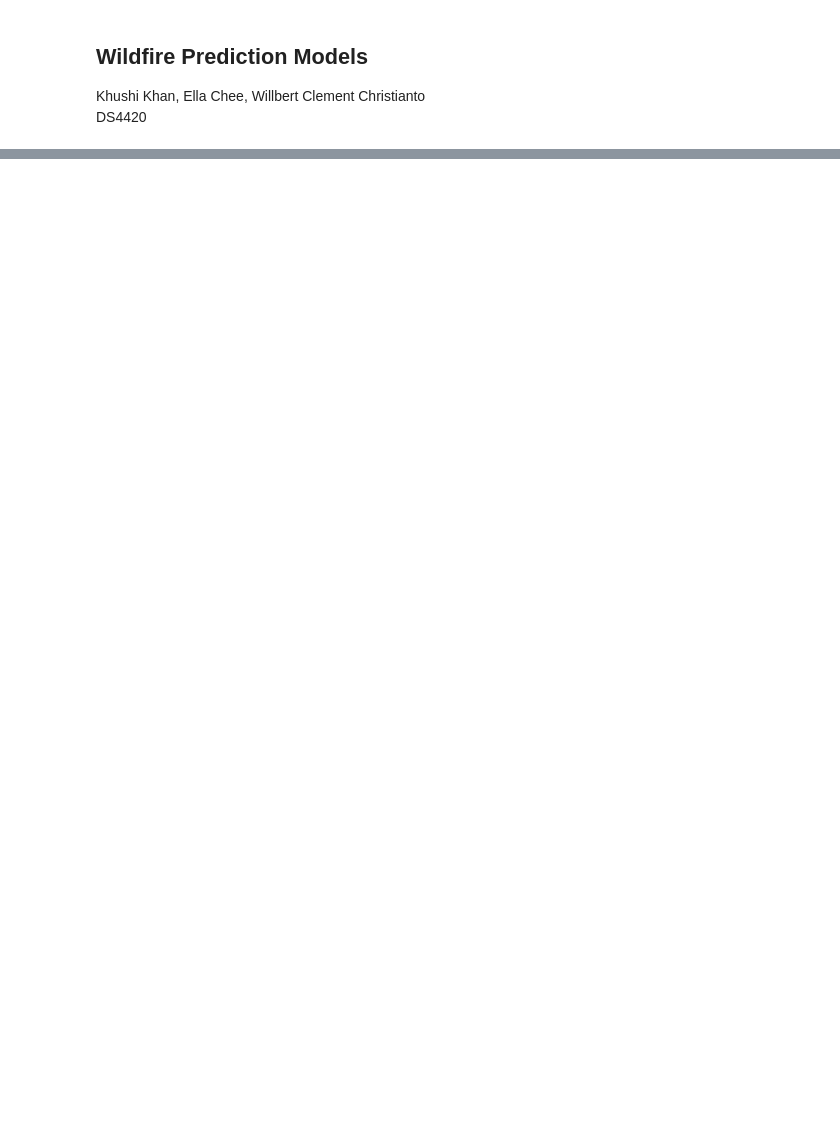
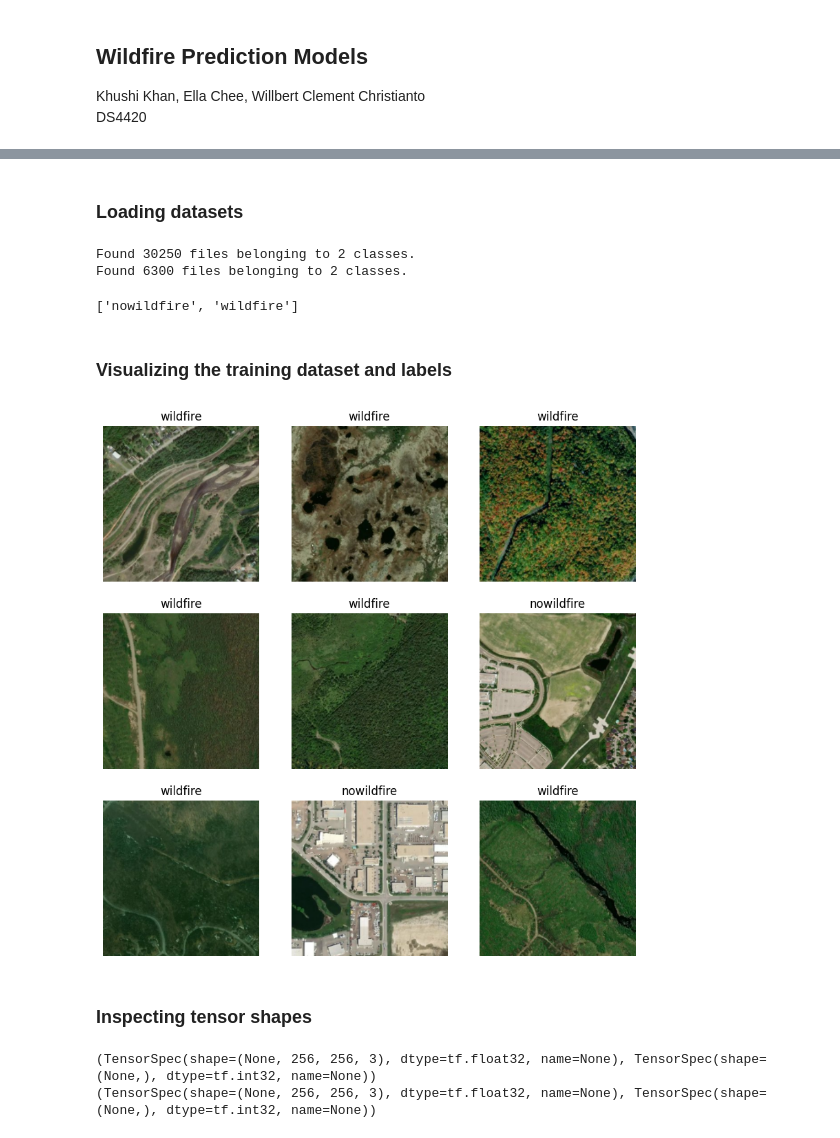
Before and after one commit to khushikhan0/ds4420_project, a Jupyter notebook: src/cnn.ipynb, the cells around one changed output, grey strips where cells are left out. Cells and saved outputs as stored; diff of their text form; code cells hidden in the pictures; blank space fills up the shorter version.

```diff
--- a/src/cnn.ipynb
+++ b/src/cnn.ipynb
@@ -46,0 +21,45 @@ plot_img(X_test[X_test.shape[0]-1], im_shape=(img_dim[0], img_dim[1], num_channe
+# %% [markdown]
+### Loading datasets
+# %%
+# Tracking all path files
+data_root = Path("../data/raw")
+num_channels = 3
+
+# Load the images into a dataset
+# - Infers subfolder labels (0 or 1)
+# - Resizes images to (256, 256)
+# - Color mode is RGB
+# Documentation: https://keras.io/api/data_loading/image/
+train_dataset = keras.utils.image_dataset_from_directory(Path(data_root / "train"), labels='inferred')
+test_dataset = keras.utils.image_dataset_from_directory(Path(data_root / "test"), labels='inferred')
+# valid_dataset = keras.utils.image_dataset_from_directory(Path(data_root / "valid"), labels='inferred')
+# %% [output]
+Found 30250 files belonging to 2 classes.
+Found 6300 files belonging to 2 classes.
+# %%
+# Checking that class names are correct
+class_names = train_dataset.class_names
+print(class_names)
+# %% [output]
+['nowildfire', 'wildfire']
+# %% [markdown]
+### Visualizing the training dataset and labels
+# %%
+plt.figure(figsize=(10, 10))
+for images, labels in train_dataset.take(1):
+    for i in range(9):
+        ax = plt.subplot(3, 3, i + 1)
+        plt.imshow(images[i].numpy().astype("uint8"))
+        plt.title(class_names[labels[i]])
+        plt.axis("off")
+    plt.show()
+# %% [output]
+[figure, added]
+# %% [markdown]
+### Inspecting tensor shapes
+# %%
+print(train_dataset.element_spec)
+print(test_dataset.element_spec)
+# %% [output]
+(TensorSpec(shape=(None, 256, 256, 3), dtype=tf.float32, name=None), TensorSpec(shape=(None,), dtype=tf.int32, name=None))
+(TensorSpec(shape=(None, 256, 256, 3), dtype=tf.float32, name=None), TensorSpec(shape=(None,), dtype=tf.int32, name=None))
```
Also changed, not shown: parts of 17 cells of this notebook, 2 other files.
